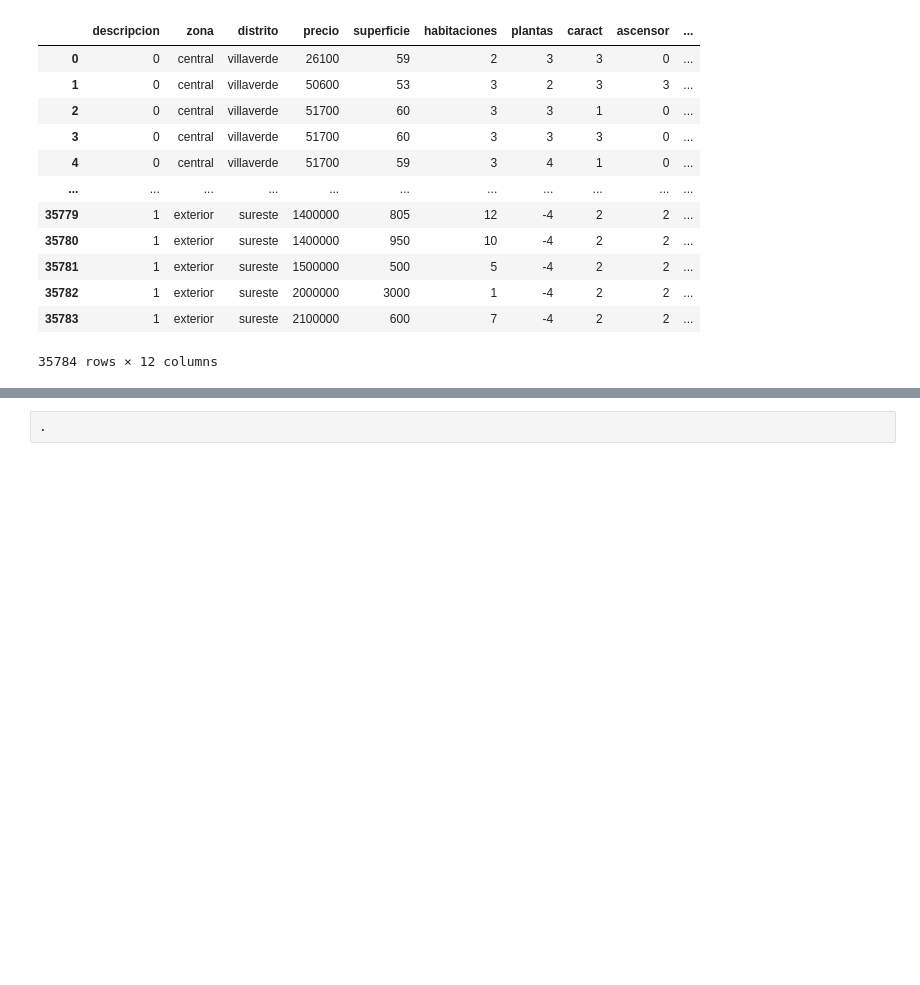
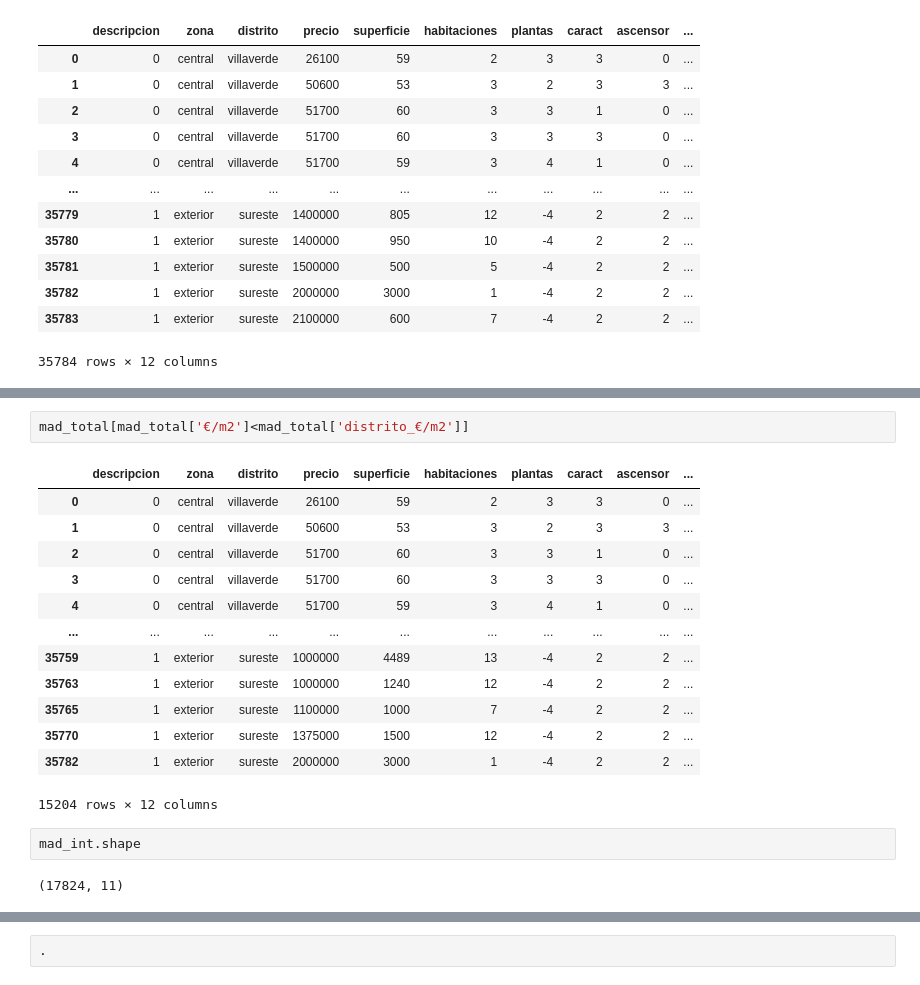
Before and after one commit to Gbau11/Analisis-de-la-vivienda-Idealista, a Jupyter notebook: jupyter/analisis_exploratorio/analisis_explo.ipynb, the cells around one changed output, grey strips where cells are left out. Cells and saved outputs as stored; diff of their text form; blank space fills up the shorter version.

```diff
--- a/jupyter/analisis_exploratorio/analisis_explo.ipynb
+++ b/jupyter/analisis_exploratorio/analisis_explo.ipynb
@@ -927,0 +735,20 @@ Name: precio, dtype: float64
+# %%
+mad_total[mad_total['€/m2']<mad_total['distrito_€/m2']]
+# %% [output]
+|  | descripcion | zona | distrito | precio | superficie | habitaciones | plantas | caract | ascensor | ... |
+| 0 | 0 | central | villaverde | 26100 | 59 | 2 | 3 | 3 | 0 | ... |
+| 1 | 0 | central | villaverde | 50600 | 53 | 3 | 2 | 3 | 3 | ... |
+| 2 | 0 | central | villaverde | 51700 | 60 | 3 | 3 | 1 | 0 | ... |
+| 3 | 0 | central | villaverde | 51700 | 60 | 3 | 3 | 3 | 0 | ... |
+| 4 | 0 | central | villaverde | 51700 | 59 | 3 | 4 | 1 | 0 | ... |
+| ... | ... | ... | ... | ... | ... | ... | ... | ... | ... | ... |
+| 35759 | 1 | exterior | sureste | 1000000 | 4489 | 13 | -4 | 2 | 2 | ... |
+| 35763 | 1 | exterior | sureste | 1000000 | 1240 | 12 | -4 | 2 | 2 | ... |
+| 35765 | 1 | exterior | sureste | 1100000 | 1000 | 7 | -4 | 2 | 2 | ... |
+| 35770 | 1 | exterior | sureste | 1375000 | 1500 | 12 | -4 | 2 | 2 | ... |
+| 35782 | 1 | exterior | sureste | 2000000 | 3000 | 1 | -4 | 2 | 2 | ... |
+15204 rows × 12 columns
+# %%
+mad_int.shape
+# %% [output]
+(17824, 11)
```
Also changed, not shown: parts of 37 cells of this notebook, 3 other files.
